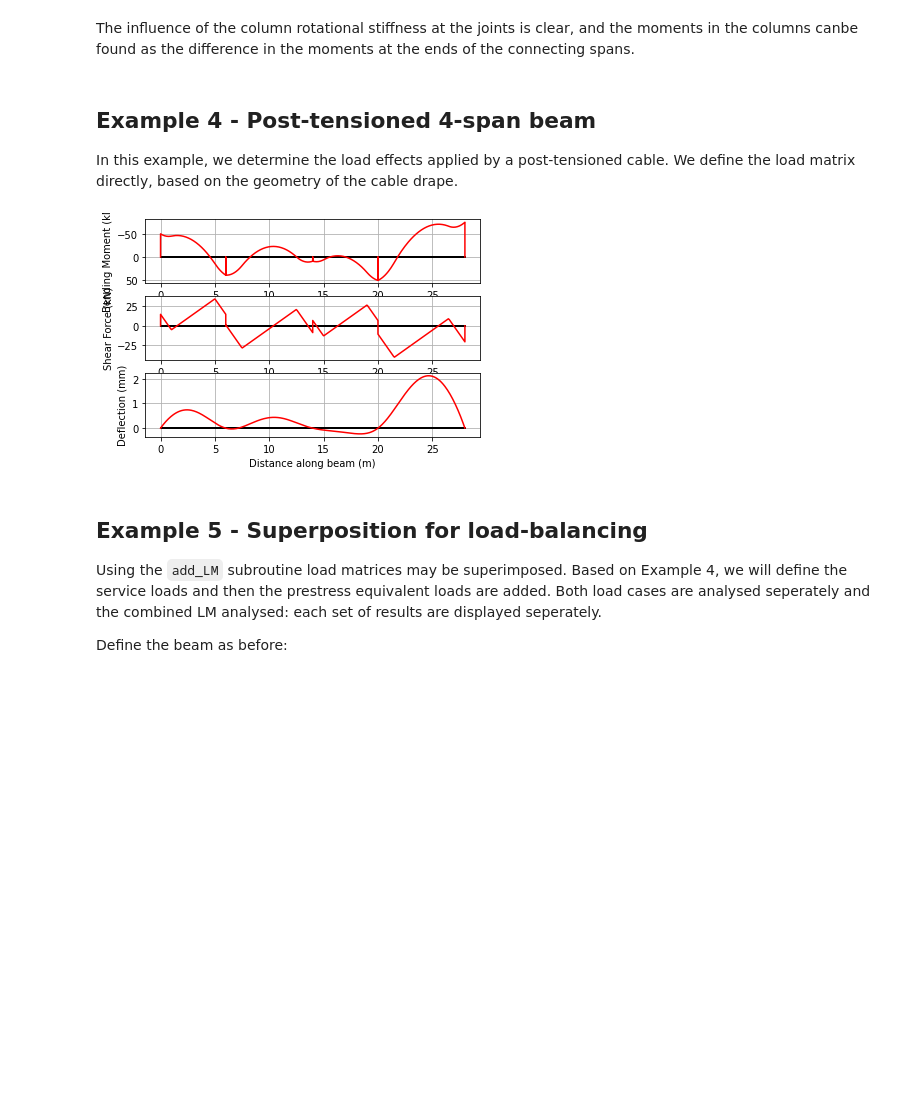
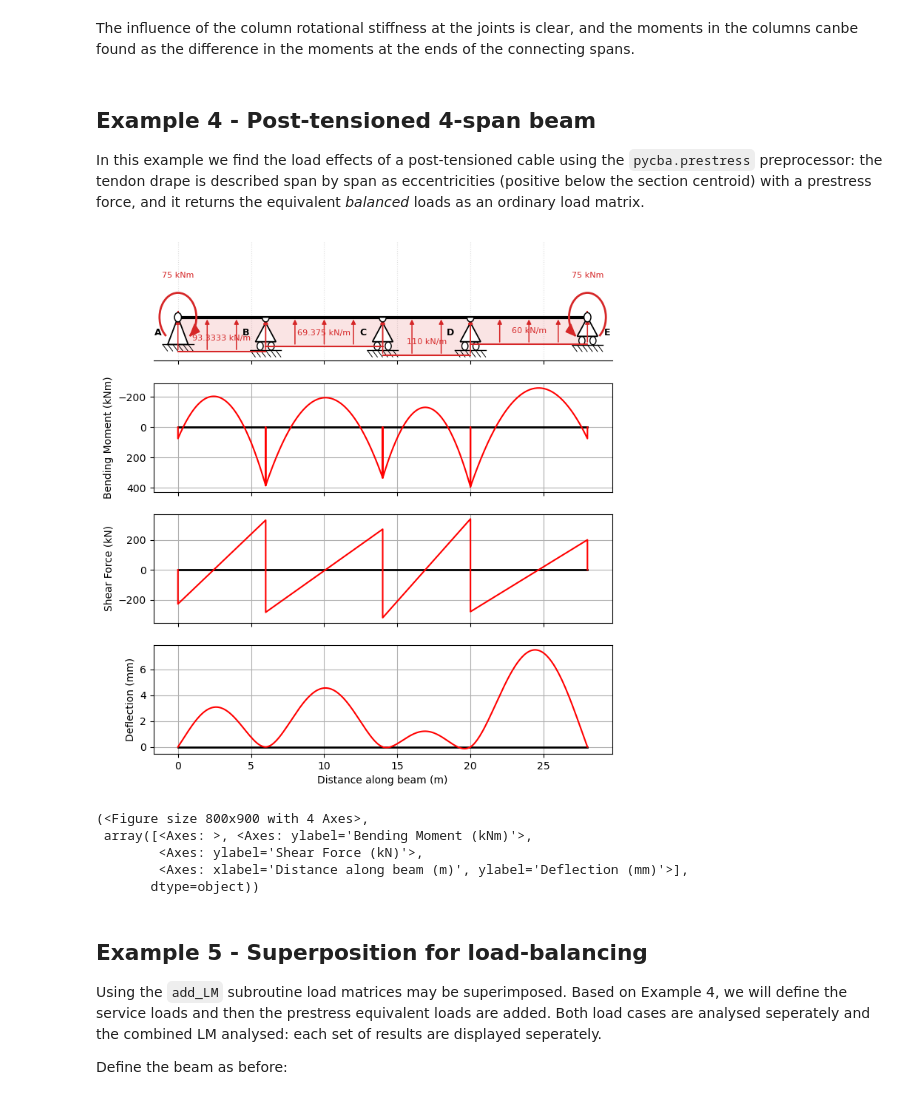
Before and after one commit to ccaprani/pycba, a Jupyter notebook: docs/source/notebooks/intro.ipynb, the cells around one changed output. Saved outputs shown, nothing was run; the diff lists cells and outputs as text; code cells hidden in the pictures; blank space fills up the shorter version.

```diff
--- a/docs/source/notebooks/intro.ipynb
+++ b/docs/source/notebooks/intro.ipynb
@@ -152,31 +152,35 @@ beam_analysis.plot_results()
 The influence of the column rotational stiffness at the joints is clear, and the moments in the columns canbe found as the difference in the moments at the ends of the connecting spans.
 # %% [markdown]
 ## Example 4 - Post-tensioned 4-span beam
-In this example, we determine the load effects applied by a post-tensioned cable. We define the load matrix directly, based on the geometry of the cable drape.
+In this example we find the load effects of a post-tensioned cable using the `pycba.prestress` preprocessor: the tendon drape is described span by span as eccentricities (positive below the section centroid) with a prestress force, and it returns the equivalent *balanced* loads as an ordinary load matrix.
 # %%
-L = [6,8,6,8]
-E = 30
-I = [100e8,100e8,100e8,100e8]
-R = [-1,0,-1,0,-1,0,-1,0,-1,0]
-LM = [[1,4,50,0,0],     # eccentricity at end
-      [1,3,20,0,1],     # convex drape for 1 m
-      [1,3,-10,1,4],    # concave drape for 4 m
-      [1,3,20,5,1],     # convex drape for 1 m
-      [2,3,20,0,1.5],   # convex drape for 1.5 m
-      [2,3,-10,1.5,5],  # concave drape for 5 m
-      [2,3,20,6.5,1.5], # convex drape for 1.5 m
-      [3,3,20,0,1],     # convex drape for 1 m
-      [3,3,-10,1,4],    # concave drape for 4 m
-      [3,3,20,5,1],     # convex drape for 1 m
-      [4,3,20,0,1.5],   # convex drape for 1.5 m
-      [4,3,-10,1.5,5],  # concave drape for 5 m
-      [4,3,20,6.5,1.5], # convex drape for 1.5 m
-      [4,4,-75,8,0]]    # eccentricity at end
-beam_analysis = cba.BeamAnalysis(L, EI, R, LM)
+from pycba.prestress import equivalent_loads
+
+L = [6, 8, 6, 8]
+R = [-1, 0, -1, 0, -1, 0, -1, 0, -1, 0]
+beam_analysis = cba.BeamAnalysis(L, EI, R)
+
+LMp = equivalent_loads(
+    beam_analysis,
+    force=1500.0,  # effective prestress force (kN)
+    profiles=[     # eccentricities (m, +below centroid): sag at midspans,
+        cba.prestress.Parabola(-0.05, 0.18, -0.15),  # raised over the
+        cba.prestress.Parabola(-0.15, 0.22, -0.15),  # interior supports
+        cba.prestress.Parabola(-0.15, 0.18, -0.15),
+        cba.prestress.Parabola(-0.15, 0.22, -0.05),
+    ],
+)
+
+beam_analysis.set_loads(LMp)
 beam_analysis.analyze()
 beam_analysis.plot_results()
 # %% [output]
-[figure, old version]
+[figure, new version]
+(<Figure size 800x900 with 4 Axes>,
+ array([<Axes: >, <Axes: ylabel='Bending Moment (kNm)'>,
+        <Axes: ylabel='Shear Force (kN)'>,
+        <Axes: xlabel='Distance along beam (m)', ylabel='Deflection (mm)'>],
+       dtype=object))
 # %% [markdown]
 ## Example 5 - Superposition for load-balancing
 Using the `add_LM` subroutine load matrices may be superimposed. Based on Example 4, we will define the service loads and then the prestress equivalent loads are added. Both load cases are analysed seperately and the combined LM analysed: each set of results are displayed seperately.
```
Also changed, not shown: parts of 4 cells of this notebook, 2 other files.
